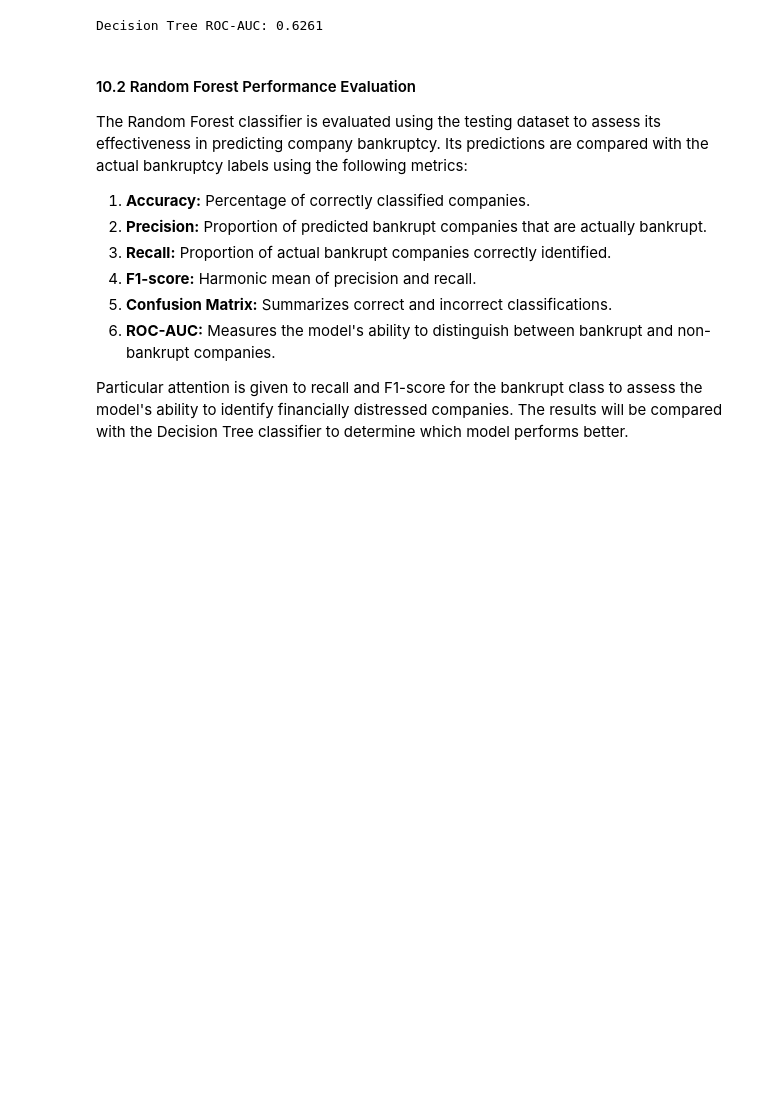
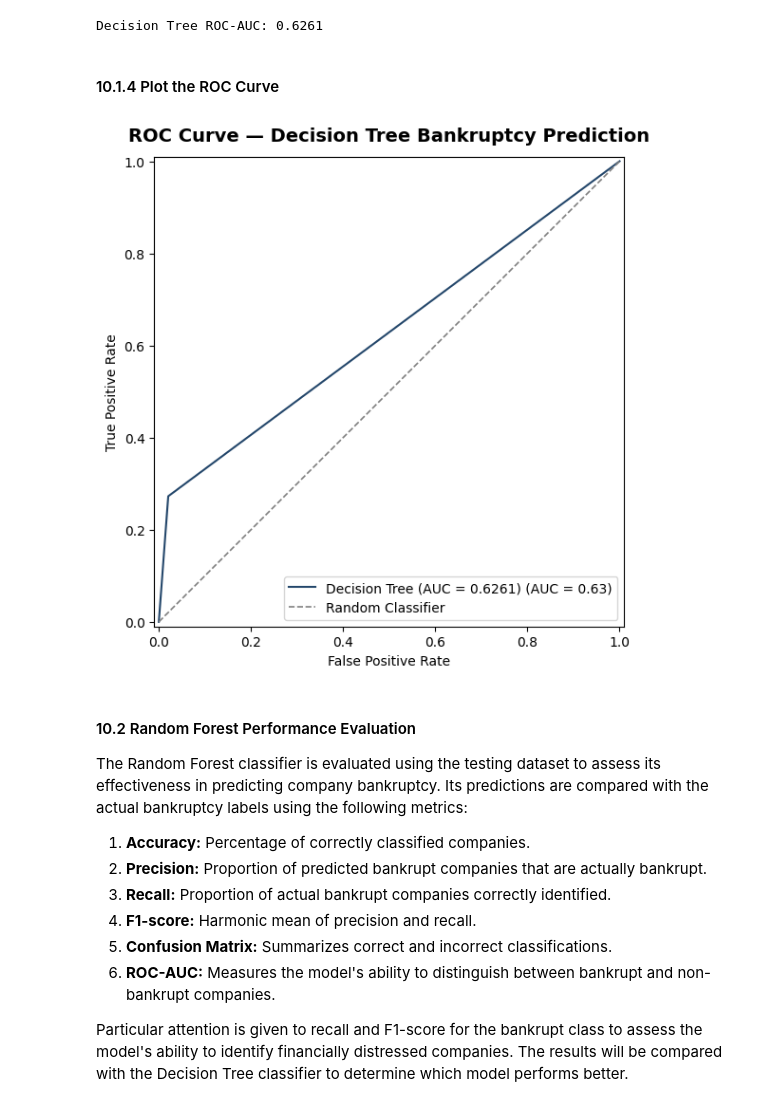
Before and after one commit to Clinton1029/bankruptcy_pred, a Jupyter notebook: Bankruptcy.ipynb, the cells around one changed output. Saved outputs shown, nothing was run; the diff lists cells and outputs as text; code cells hidden in the pictures; blank space fills up the shorter version.

```diff
--- a/Bankruptcy.ipynb
+++ b/Bankruptcy.ipynb
@@ -1975,6 +1978,56 @@ roc_auc_dt = roc_auc_score(y_test, y_prob_dt)
 print(f"Decision Tree ROC-AUC: {roc_auc_dt:.4f}")
 # %% [output]
 Decision Tree ROC-AUC: 0.6261
+# %% [markdown]
+#### 10.1.4 Plot the ROC Curve
+# %%
+
+# Create a figure for the ROC curve.
+fig, ax = plt.subplots(figsize=(9, 6))
+
+# Plot the Decision Tree ROC curve.
+RocCurveDisplay.from_predictions(
+    y_test,
+    y_prob_dt,
+    name=f"Decision Tree (AUC = {roc_auc_dt:.4f})",
+    color="#24476B",
+    ax=ax
+)
+
+# Add a diagonal reference line representing random classification.
+ax.plot(
+    [0, 1],
+    [0, 1],
+    linestyle="--",
+    color="gray",
+    linewidth=1.2,
+    label="Random Classifier"
+)
+
+# Add a professional chart title.
+ax.set_title(
+    "ROC Curve — Decision Tree Bankruptcy Prediction",
+    fontsize=14,
+    fontweight="bold",
+    pad=12
+)
+
+# Label the horizontal axis.
+ax.set_xlabel("False Positive Rate")
+
+# Label the vertical axis.
+ax.set_ylabel("True Positive Rate")
+
+# Display the legend.
+ax.legend(loc="lower right")
+
+# Adjust the layout.
+plt.tight_layout()
+
+# Display the ROC curve.
+plt.show()
+# %% [output]
+[figure, added]
 # %% [markdown]
 #### 10.2 Random Forest Performance Evaluation
 
```
Also changed, not shown: parts of 1 cell of this notebook.
